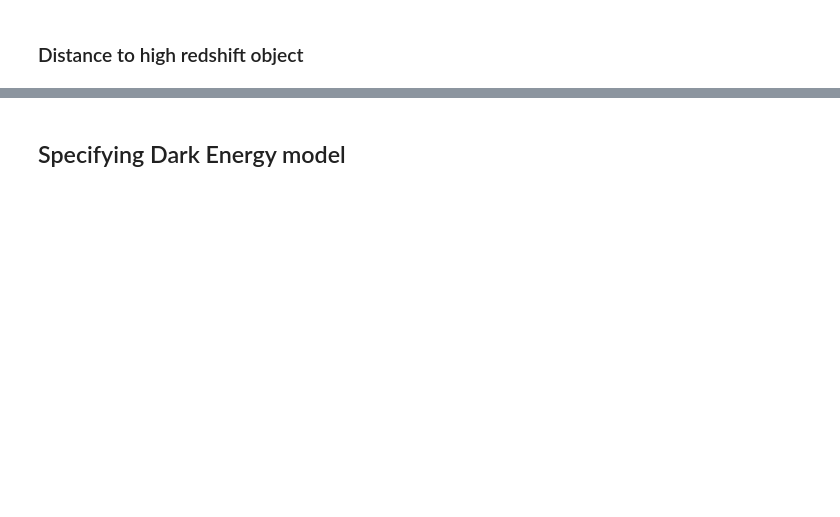
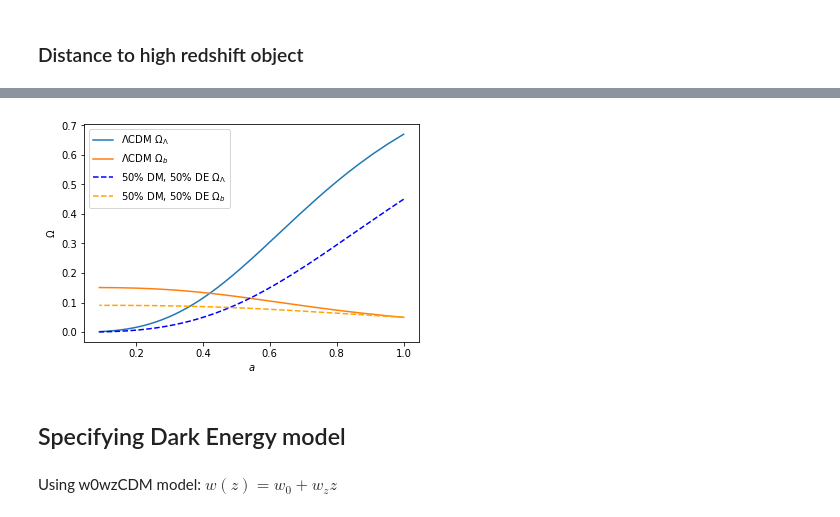
Before and after one commit to rkiman/Cosmology-Final-Project, a Jupyter notebook: CosmologyTutorial.ipynb, the cells around one changed output, grey strips where cells are left out. Saved outputs shown, nothing was run; the diff lists cells and outputs as text; code cells hidden in the pictures; blank space fills up the shorter version.

```diff
--- a/CosmologyTutorial.ipynb
+++ b/CosmologyTutorial.ipynb
@@ -96,2 +74,16 @@ plt.yscale('log')
+# %%
+plt.plot(a,cosmo.Ode(z),'-', label=r'$\Lambda$CDM $\Omega_{\Lambda}$')
+plt.plot(a,cosmo.Ob(z),'-', label=r'$\Lambda$CDM $\Omega_{b}$')
+plt.plot(a,cosmo1.Ode(z), '--', color='b', label=r'$50\%$ DM, $50\%$ DE $\Omega_{\Lambda}$')
+plt.plot(a,cosmo1.Ob(z), '--', color='orange', label=r'$50\%$ DM, $50\%$ DE $\Omega_{b}$')
+plt.legend()
+plt.xlabel('$a$')
+plt.ylabel(r'$\Omega$')
+plt.show()
+# %% [output]
+[figure, added]
 # %% [markdown]
 ## Specifying Dark Energy model
+# %% [markdown]
+Using w0wzCDM model:
+$w(z)=w_0+w_zz$
```
Also changed, not shown: parts of 25 cells of this notebook, 1 other file.
